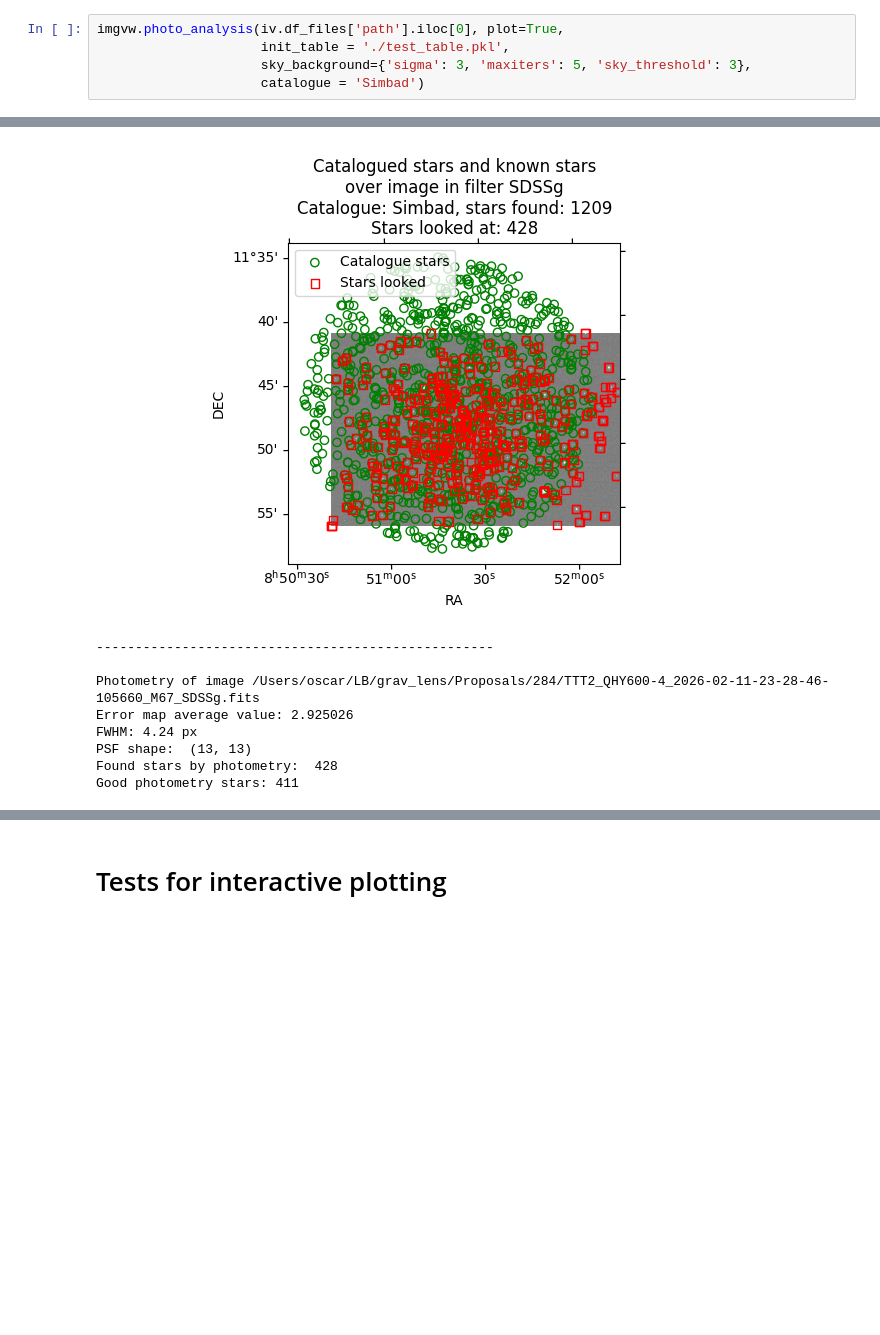
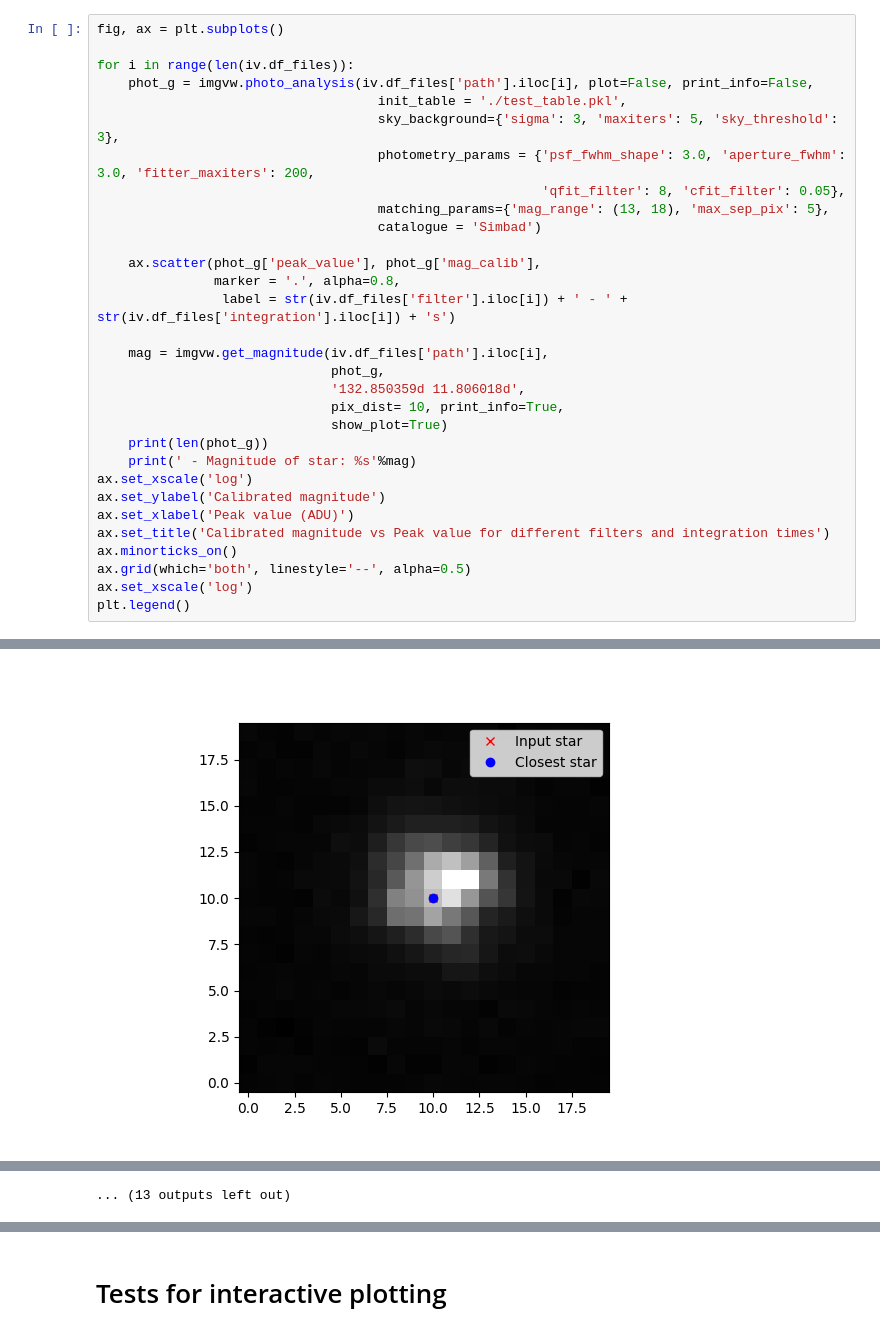
Before and after one commit to oscar-s-p/imageviewer, a Jupyter notebook: examples/photometry.ipynb, the cells around one changed output, grey strips where cells are left out. Saved outputs shown, nothing was run; the diff lists cells and outputs as text; blank space fills up the shorter version.

Commit message:
Added get_magnitude and get_coordinates methods

```diff
--- a/examples/photometry.ipynb
+++ b/examples/photometry.ipynb
@@ -41,6 +51,32 @@ Total number of images found:  10
 # %%
-imgvw.photo_analysis(iv.df_files['path'].iloc[0], plot=True,
-                     init_table = './test_table.pkl',
-                     sky_background={'sigma': 3, 'maxiters': 5, 'sky_threshold': 3},
-                     catalogue = 'Simbad')
+fig, ax = plt.subplots()
+
+for i in range(len(iv.df_files)):
+    phot_g = imgvw.photo_analysis(iv.df_files['path'].iloc[i], plot=False, print_info=False,
+                                    init_table = './test_table.pkl',
+                                    sky_background={'sigma': 3, 'maxiters': 5, 'sky_threshold': 3},
+                                    photometry_params = {'psf_fwhm_shape': 3.0, 'aperture_fwhm': 3.0, 'fitter_maxiters': 200,
+                                                         'qfit_filter': 8, 'cfit_filter': 0.05},
+                                    matching_params={'mag_range': (13, 18), 'max_sep_pix': 5},
+                                    catalogue = 'Simbad')
+
+    ax.scatter(phot_g['peak_value'], phot_g['mag_calib'],
+               marker = '.', alpha=0.8,
+                label = str(iv.df_files['filter'].iloc[i]) + ' - ' + str(iv.df_files['integration'].iloc[i]) + 's')
+
+    mag = imgvw.get_magnitude(iv.df_files['path'].iloc[i],
+                              phot_g,
+                              '132.850359d 11.806018d',
+                              pix_dist= 10, print_info=True,
+                              show_plot=True)
+    print(len(phot_g))
+    print(' - Magnitude of star: %s'%mag)
+ax.set_xscale('log')
+ax.set_ylabel('Calibrated magnitude')
+ax.set_xlabel('Peak value (ADU)')
+ax.set_title('Calibrated magnitude vs Peak value for different filters and integration times')
+ax.minorticks_on()
+ax.grid(which='both', linestyle='--', alpha=0.5)
+ax.set_xscale('log')
+plt.legend()
 # %% [output]
@@ -52,9 +94 @@ Found 1209 stars catalogued in Simbad in the field
-[figure, old version]
+[figure, new version]
----------------------------------------------------
-
-Photometry of image /Users/oscar/LB/grav_lens/Proposals/284/TTT2_QHY600-4_2026-02-11-23-28-46-105660_M67_SDSSg.fits
-Error map average value: 2.925026
-FWHM: 4.24 px
-PSF shape:  (13, 13)
-Found stars by photometry:  428
-Good photometry stars: 411
@@ -61,0 +164 @@ WARNING: One or more fit(s) may not have converged. Please check the "flags" col
+... (13 outputs left out)
```
Also changed, not shown: parts of 12 cells of this notebook, 5 other files.
